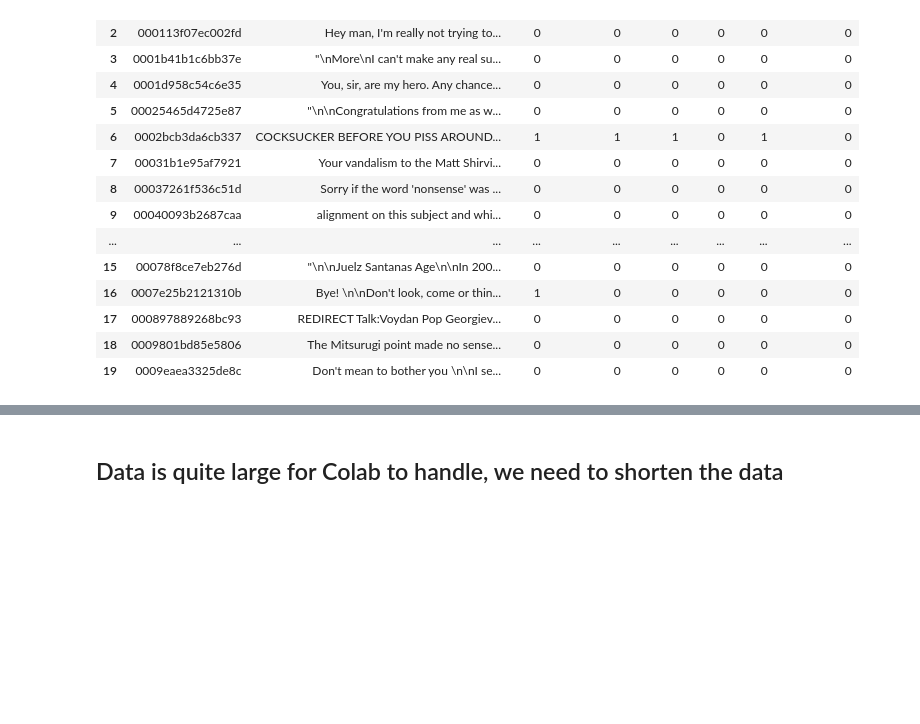
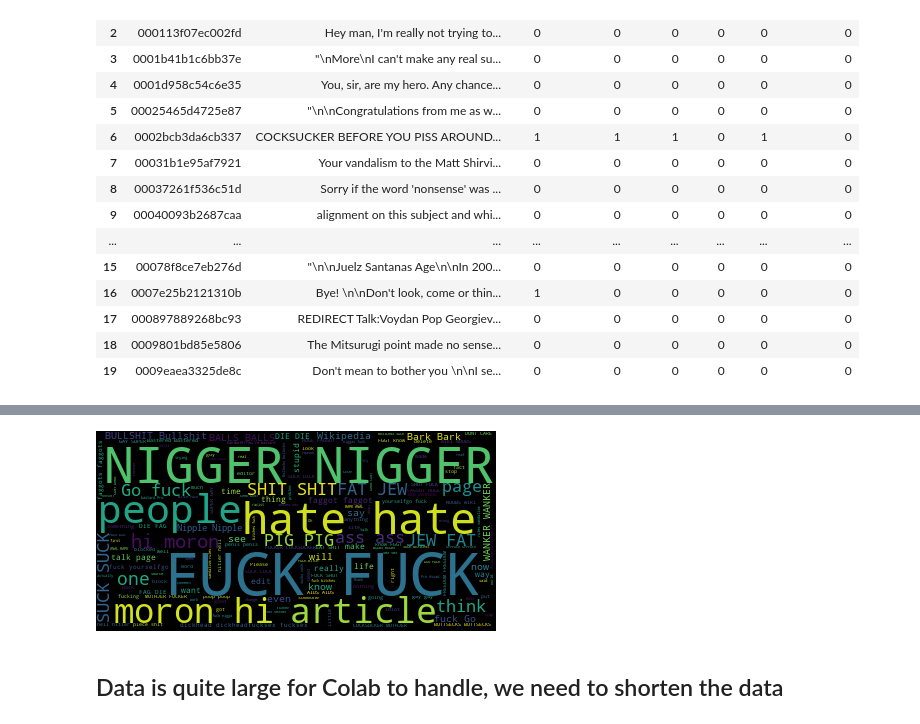
Before and after one commit to shivam-kotwalia/data-science-project, a Jupyter notebook: Multi_label_and_multi_class_classification_NLP.ipynb, the cells around one changed output, grey strips where cells are left out. Saved outputs shown, nothing was run; the diff lists cells and outputs as text; code cells hidden in the pictures; blank space fills up the shorter version.

```diff
--- a/Multi_label_and_multi_class_classification_NLP.ipynb
+++ b/Multi_label_and_multi_class_classification_NLP.ipynb
@@ -70,3 +142,9 @@ df.head(20)
+# %%
+# Only Toxic Word Cloud
+wc.generate(" ".join(df.loc[df.toxic ==1 , "comment_text"].tolist()))
+wc.to_image()
+# %% [output]
+[figure, added]
 # %% [markdown]
 ## Data is quite large for Colab to handle, we need to shorten the data
 # %%
```
Also changed, not shown: parts of 19 cells of this notebook.
